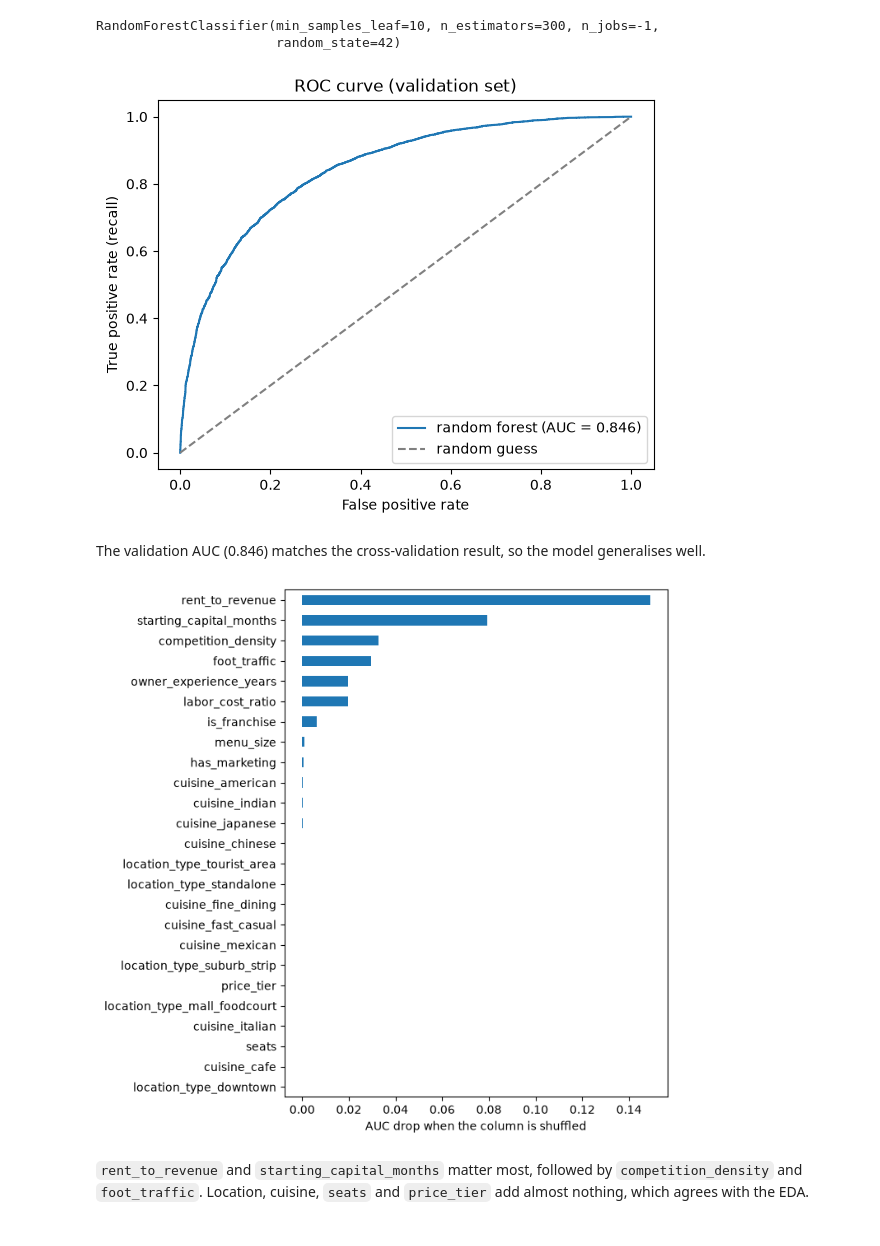
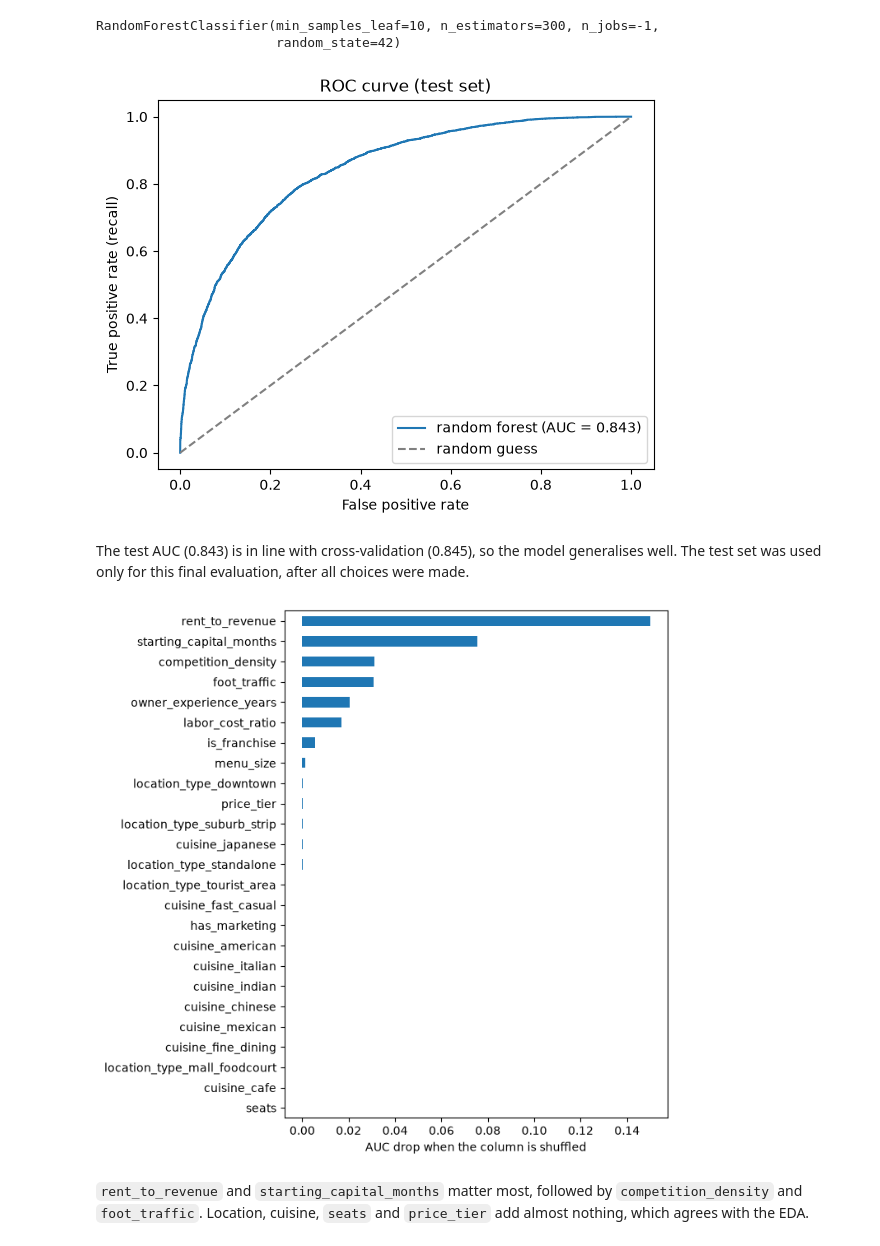
Before and after one commit to RadoslawMroz/datamining-sgh-2026-project, a Jupyter notebook: random_forest_model.ipynb, the cells around one changed output. Cells and saved outputs as stored; diff of their text form; code cells hidden in the pictures.

Commit message:
Usunięcie danych validacyjnych

```diff
--- a/random_forest_model.ipynb
+++ b/random_forest_model.ipynb
@@ -39,15 +39,11 @@ print(X.shape)
 # %%
 from sklearn.model_selection import train_test_split
 
-X_temp, X_test, y_temp, y_test = train_test_split(
+X_train, X_test, y_train, y_test = train_test_split(
     X, y, test_size=0.2, stratify=y, random_state=42)
 
-X_train, X_valid, y_train, y_valid = train_test_split(
-    X_temp, y_temp, test_size=0.25, stratify=y_temp, random_state=42)
-
-print(X_train.shape, X_valid.shape, X_test.shape)
+print(X_train.shape, X_test.shape)
 
 print(f"train: {len(X_train):,} rows, survival rate {y_train.mean():.1%}")
-print(f"valid:  {len(X_valid):,} rows, survival rate {y_valid.mean():.1%}")
 print(f"test:  {len(X_test):,} rows, survival rate {y_test.mean():.1%}")
 # %% [output]
@@ -91,31 +86,31 @@ RandomForestClassifier(min_samples_leaf=10, n_estimators=300, n_jobs=-1,
 # %%
 from sklearn.metrics import roc_curve, roc_auc_score
 
-p = forest.predict_proba(X_valid)[:, 1]
-false_alarm_rate, recall, thresholds = roc_curve(y_valid, p)
-auc = roc_auc_score(y_valid, p)
+p = forest.predict_proba(X_test)[:, 1]
+false_alarm_rate, recall, thresholds = roc_curve(y_test, p)
+auc = roc_auc_score(y_test, p)
 
 plt.plot(false_alarm_rate, recall, label=f'random forest (AUC = {auc:.3f})')
 plt.plot([0, 1], [0, 1], color='gray', linestyle='--', label='random guess')
 plt.xlabel('False positive rate')
 plt.ylabel('True positive rate (recall)')
-plt.title('ROC curve (validation set)')
+plt.title('ROC curve (test set)')
 plt.legend()
 plt.show()
 # %% [output]
-[figure, old version]
+[figure, new version]
 # %% [markdown]
-The validation AUC (0.846) matches the cross-validation result, so the model generalises well.
+The test AUC (0.843) is in line with cross-validation (0.845), so the model generalises well. The test set was used only for this final evaluation, after all choices were made.
 # %%
 from sklearn.inspection import permutation_importance
 
-r = permutation_importance(forest, X_valid, y_valid, scoring="roc_auc",
+r = permutation_importance(forest, X_test, y_test, scoring="roc_auc",
                            n_repeats=5, random_state=42)
-drop = pd.Series(r.importances_mean, index=X_valid.columns)
+drop = pd.Series(r.importances_mean, index=X_test.columns)
 drop.sort_values().plot.barh(figsize=(6, 8))
 plt.xlabel("AUC drop when the column is shuffled"); plt.show()
 # %% [output]
-[figure, old version]
+[figure, new version]
 # %% [markdown]
 `rent_to_revenue` and `starting_capital_months` matter most, followed by `competition_density` and `foot_traffic`. Location, cuisine, `seats` and `price_tier` add almost nothing, which agrees with the EDA.
 # %%
```
Also changed, not shown: parts of 6 cells of this notebook.
